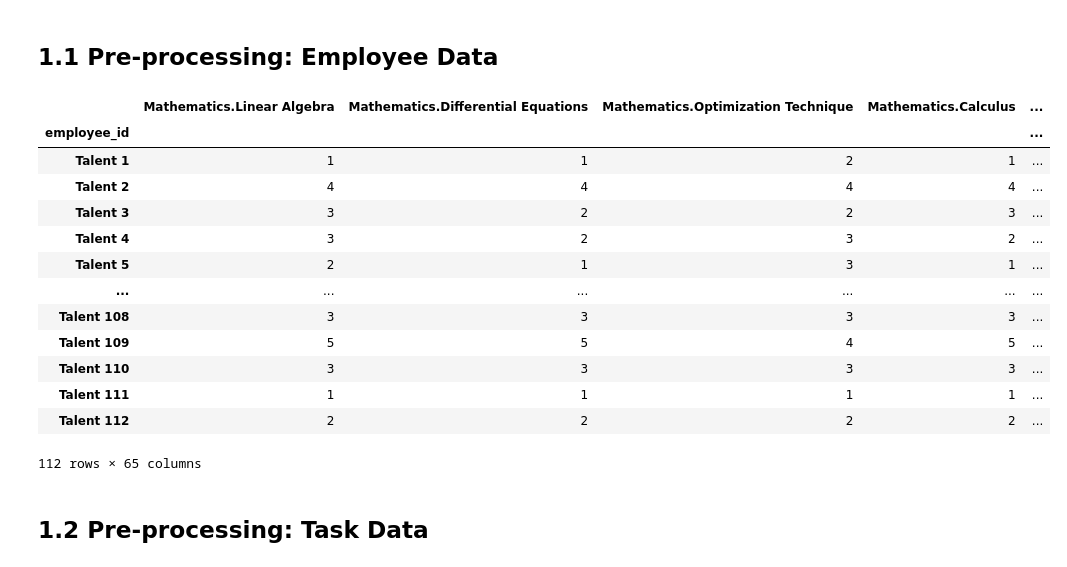
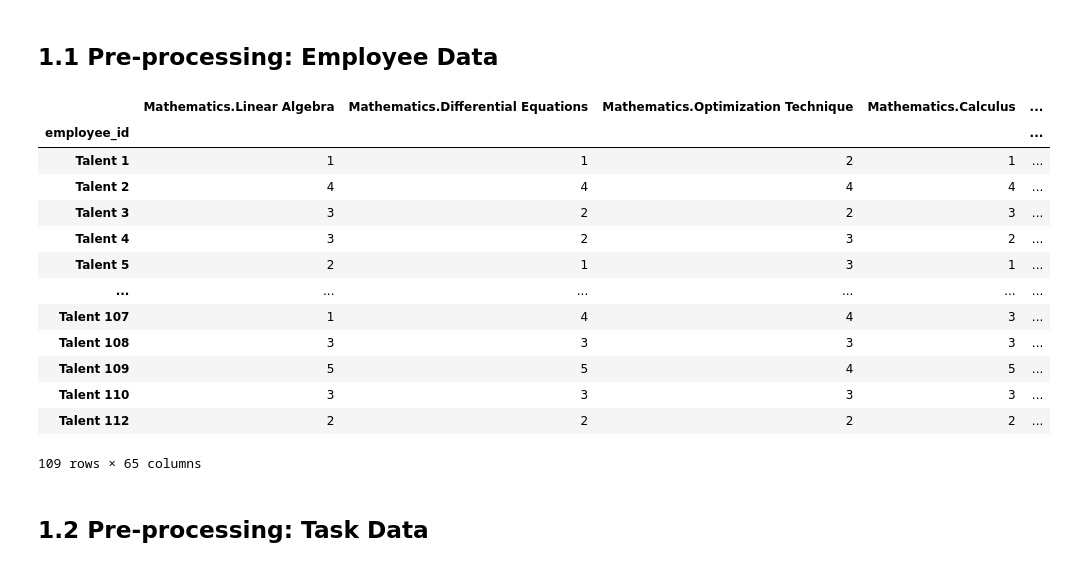
Before and after one commit to TK-Bunga-Matahari/shinchan, a Jupyter notebook: playgorund/competence_assesment/competence_assesment.ipynb, the cells around one changed output. Saved outputs shown, nothing was run; the diff lists cells and outputs as text; code cells hidden in the pictures.

Commit message:
feat: convert code to the local version

```diff
--- a/playgorund/competence_assesment/competence_assesment.ipynb
+++ b/playgorund/competence_assesment/competence_assesment.ipynb
@@ -21,29 +19,33 @@ new_task_path = '/content/drive/MyDrive/Tadika Mesra Bunga Matahari/#1 Optimizat
+# %%
+# Run this if the data in Local/Repository
+new_employee_path = '../../project1_task-management/data/fixed_employee_data.csv'
+new_task_path = '../../project1_task-management/data/task_data.csv'
 # %% [markdown]
 ## 1.1 Pre-processing: Employee Data
 # %%
 # Read data
 acd_df = pd.read_csv(new_employee_path, index_col='employee_id')
-acd_df.drop(columns=['no', 'Role'], inplace=True, errors='ignore')
+acd_df.drop(columns=['No', 'Role'], inplace=True, errors='ignore')
 
 acd_df.index.tolist()
 acd_df.columns[1:].tolist()
 
 acd_df
 # %% [output]
 |  | Mathematics.Linear Algebra | Mathematics.Differential Equations | Mathematics.Optimization Technique | Mathematics.Calculus | ... |
 | employee_id |  |  |  |  | ... |
 | Talent 1 | 1 | 1 | 2 | 1 | ... |
 | Talent 2 | 4 | 4 | 4 | 4 | ... |
 | Talent 3 | 3 | 2 | 2 | 3 | ... |
 | Talent 4 | 3 | 2 | 3 | 2 | ... |
 | Talent 5 | 2 | 1 | 3 | 1 | ... |
 | ... | ... | ... | ... | ... | ... |
+| Talent 107 | 1 | 4 | 4 | 3 | ... |
 | Talent 108 | 3 | 3 | 3 | 3 | ... |
 | Talent 109 | 5 | 5 | 4 | 5 | ... |
 | Talent 110 | 3 | 3 | 3 | 3 | ... |
-| Talent 111 | 1 | 1 | 1 | 1 | ... |
 | Talent 112 | 2 | 2 | 2 | 2 | ... |
-112 rows × 65 columns
+109 rows × 65 columns
 # %% [markdown]
 ## 1.2 Pre-processing: Task Data
 # %%
```
Also changed, not shown: parts of 7 cells of this notebook.
